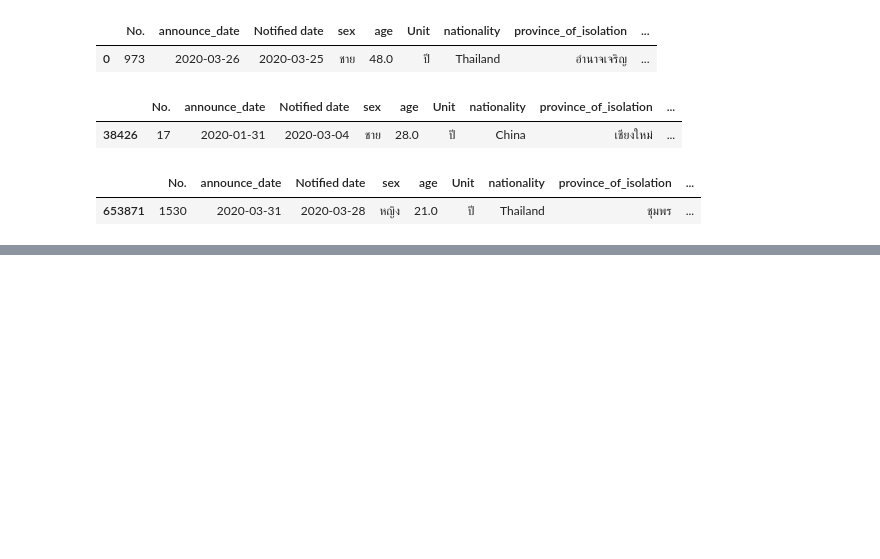
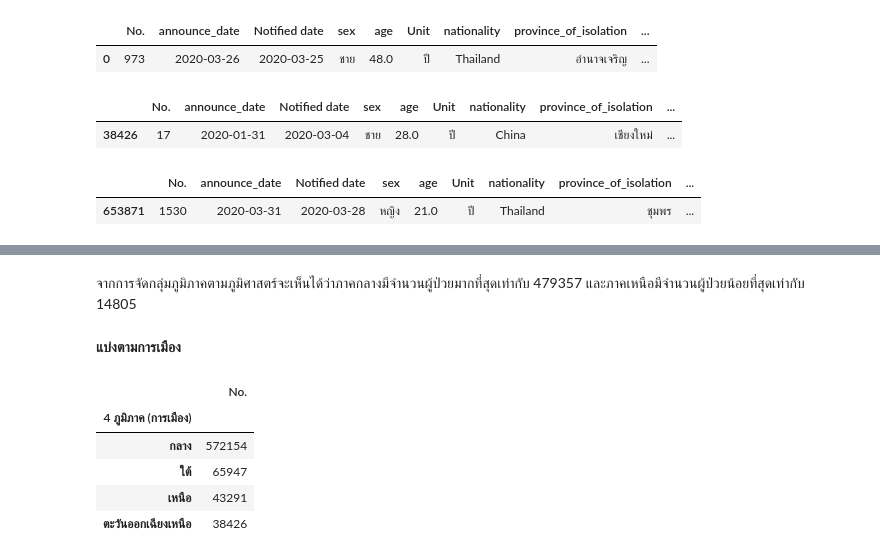
Before and after one commit to Athitiya00/data_viz_2022, a Jupyter notebook: BasicPython&DataViz_midterm2022.ipynb, the cells around one changed output, grey strips where cells are left out. Drawn from its saved outputs; the diff is of its cells as text; code cells hidden in the pictures; blank space fills up the shorter version.

```diff
--- a/BasicPython&DataViz_midterm2022.ipynb
+++ b/BasicPython&DataViz_midterm2022.ipynb
@@ -541,0 +587,13 @@ data4_5.head(1)
+# %% [markdown]
+จากการจัดกลุ่มภูมิภาคตามภูมิศาสตร์จะเห็นได้ว่าภาคกลางมีจำนวนผู้ป่วยมากที่สุดเท่ากับ 479357 และภาคเหนือมีจำนวนผู้ป่วยน้อยที่สุดเท่ากับ 14805
+# %% [markdown]
+**แบ่งตามการเมือง**
+# %%
+data1.groupby('4 ภูมิภาค (การเมือง)')[['No.']].count().sort_values('No.',ascending=False)
+# %% [output]
+|  | No. |
+| 4 ภูมิภาค (การเมือง) |  |
+| กลาง | 572154 |
+| ใต้ | 65947 |
+| เหนือ | 43291 |
+| ตะวันออกเฉียงเหนือ | 38426 |
```
Also changed, not shown: parts of 13 cells of this notebook.
